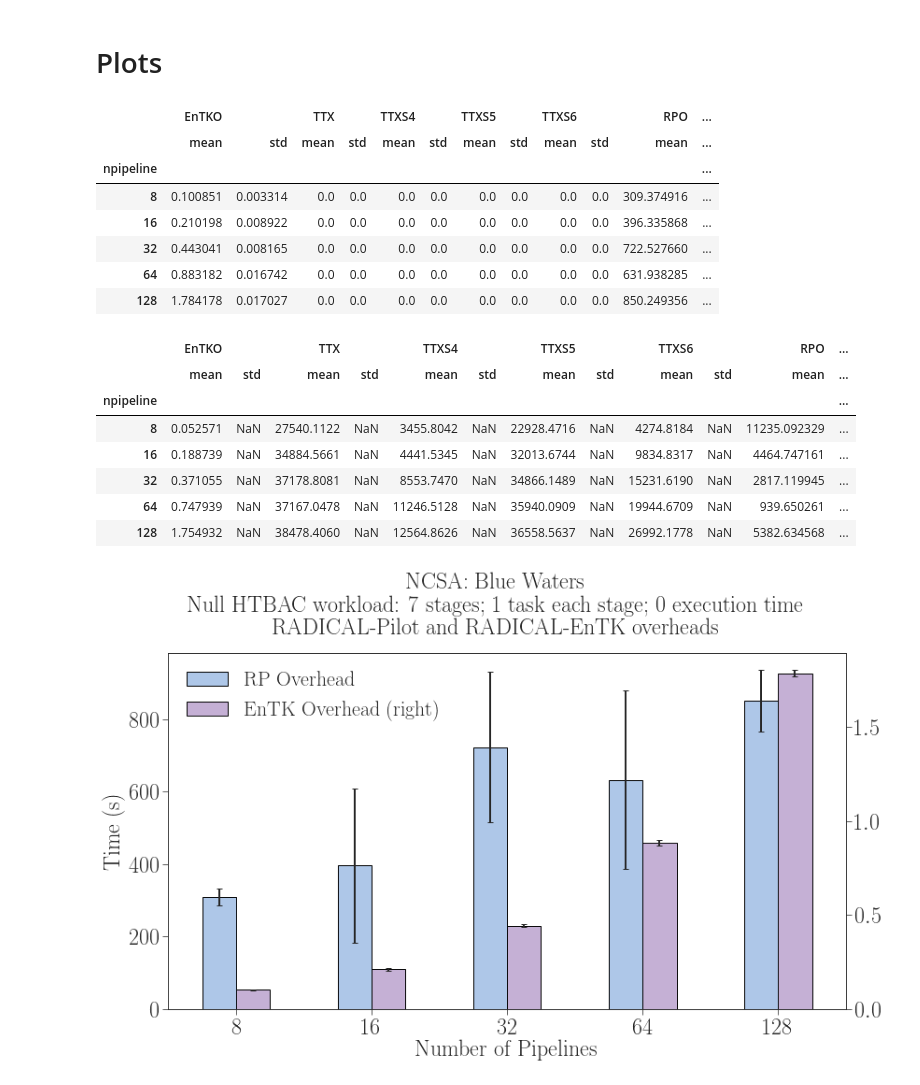
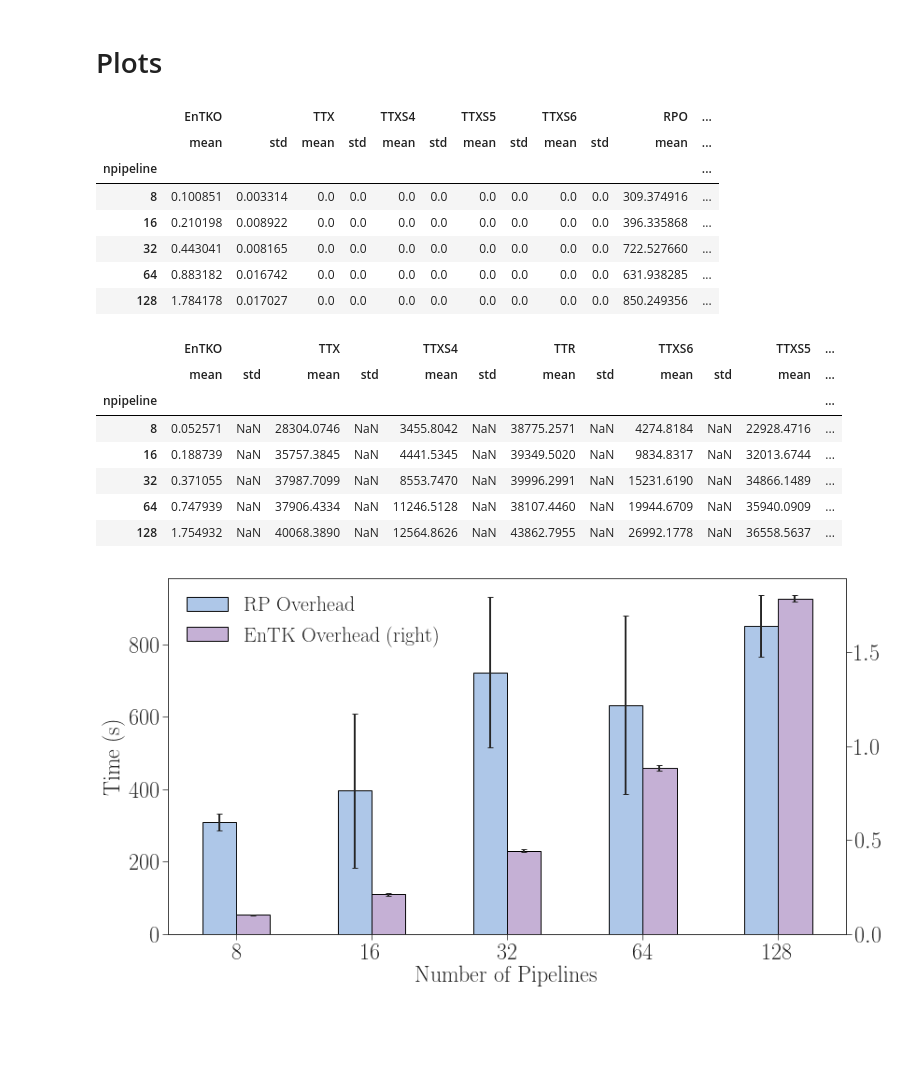
Before and after one commit to radical-experiments/htbac-experiments, a Jupyter notebook: plotter_paper.ipynb, the cells around one changed output. Drawn from its saved outputs; the diff is of its cells as text; code cells hidden in the pictures; blank space fills up the shorter version.

Commit message:
Various sanity checks, iteration plots for paper

```diff
--- a/plotter_paper.ipynb
+++ b/plotter_paper.ipynb
@@ -156,31 +156,45 @@ for wname in workloads.keys():
                 t_s5_ttx = 0.0
                 t_s6_ttx = 0.0
             else:
+                print core
                 # extract RP Tx timestamps and NAMD Tx duration
                 rp_txs = extract_rp_tx(sid)
                 namd_txs = extract_namd_tx(sid, pname)
 
+                if rp_txs.index.size != namd_txs.index.size:
+                    print 'NOOOOOO'
+
+                if rp_txs.index.size != 7*t_pipeline:
+                    print 'WARNING: extract_rp_tx(): npipelines: %s; number of tasks: %s: The number of tasks per pipeline is messed up!' % (t_pipeline, rp_txs.size)
+
                 # Merge NAMD Tx duration with RP Tx timestamps
                 txs = rp_txs.merge(namd_txs, right_index=True,left_index=True)
-                txs.columns = ['StartExecuting', 'StagingOutput', 'TxRP', 'Stage', 'TxNAMD']
+                txs.reset_index(inplace=True)
+                if txs.index.size != 7*t_pipeline:
+                    print 'WARNING: rp_txs.merge(): npipelines: %s; number of tasks: %s: The number of tasks per pipeline is messed up!' % (t_pipeline, txs.index.size)
+
+                txs.columns = ['uid','StartExecuting', 'StagingOutput', 'TxRP', 'Stage', 'TxNAMD']
 
                 # Calculate the end timestamp of Tx on the base of NAMD logs
                 txs['StopExecutingNAMD'] = txs['StartExecuting'] + txs['TxNAMD']
 
                 # Calculate TTX from RP unit start timestamp and the unit stop timestamp derived from NAMD
                 t_ttx = extract_rp_ttx(txs[['StartExecuting','StopExecutingNAMD']].copy())
+
+                # Calculate TTX for dominant NAMD stages 4, 5, 6
                 t_s4_ttx = extract_rp_ttx(txs[txs.Stage == 'stage_4'][['StartExecuting','StopExecutingNAMD']].copy())
                 t_s5_ttx = extract_rp_ttx(txs[txs.Stage == 'stage_5'][['StartExecuting','StopExecutingNAMD']].copy())
                 t_s6_ttx = extract_rp_ttx(txs[txs.Stage == 'stage_6'][['StartExecuting','StopExecutingNAMD']].copy())
 
-                # Calculate TTX for dominant NAMD stages 4, 5, 6
+                # Save tasks timestamps to a dedicated DF
+                if txs.index.size != 7*t_pipeline:
+                    print 'WARNING: rp_txs.merge(): npipelines: %s; number of tasks: %s: The number of tasks per pipeline is messed up!' % (t_pipeline, txs.index.size)
+                    display(txs)
 
-
-                # Save tasks timestamps to a dedicated DF
-                df_tasks = df_tasks.append(txs, ignore_index=True)
-                df_tasks['workload'] = wname
-                df_tasks['npipeline'] = t_pipeline
-                df_tasks['trial'] = t_name
+                txs['workload'] = wname
+                txs['npipeline'] = t_pipeline
+                txs['trial'] = t_name
+                df_tasks = df_tasks.append(txs)
 
             # trial's EnTK overhead
             t_path = trial_path(wname, core, trial)
@@ -261,11 +280,12 @@ null_overheads = df_workloads[
 
 namd_overheads = df_workloads[
     df_workloads.workload == 'namd'][
-        ['npipeline','RPO','EnTKO','TTX','TTXS4','TTXS5','TTXS6']].groupby(
+        ['npipeline','RPO','EnTKO','TTR','TTX','TTXS4','TTXS5','TTXS6']].groupby(
             ['npipeline']).aggregate(
                 {'RPO'  : ['mean','std'],
                  'EnTKO': ['mean','std'],
                  'TTX'  : ['mean','std'],
+                 'TTR'  : ['mean','std'],
                  'TTXS4': ['mean','std'],
                  'TTXS5': ['mean','std'],
                  'TTXS6': ['mean','std']})
@@ -281,23 +301,23 @@ display(namd_overheads)
 | 32 | 0.443041 | 0.008165 | 0.0 | 0.0 | 0.0 | 0.0 | 0.0 | 0.0 | 0.0 | 0.0 | 722.527660 | ... |
 | 64 | 0.883182 | 0.016742 | 0.0 | 0.0 | 0.0 | 0.0 | 0.0 | 0.0 | 0.0 | 0.0 | 631.938285 | ... |
 | 128 | 1.784178 | 0.017027 | 0.0 | 0.0 | 0.0 | 0.0 | 0.0 | 0.0 | 0.0 | 0.0 | 850.249356 | ... |
-|  | EnTKO |  | TTX |  | TTXS4 |  | TTXS5 |  | TTXS6 |  | RPO | ... |
+|  | EnTKO |  | TTX |  | TTXS4 |  | TTR |  | TTXS6 |  | TTXS5 | ... |
 |  | mean | std | mean | std | mean | std | mean | std | mean | std | mean | ... |
 | npipeline |  |  |  |  |  |  |  |  |  |  |  | ... |
-| 8 | 0.052571 | NaN | 27540.1122 | NaN | 3455.8042 | NaN | 22928.4716 | NaN | 4274.8184 | NaN | 11235.092329 | ... |
-| 16 | 0.188739 | NaN | 34884.5661 | NaN | 4441.5345 | NaN | 32013.6744 | NaN | 9834.8317 | NaN | 4464.747161 | ... |
-| 32 | 0.371055 | NaN | 37178.8081 | NaN | 8553.7470 | NaN | 34866.1489 | NaN | 15231.6190 | NaN | 2817.119945 | ... |
-| 64 | 0.747939 | NaN | 37167.0478 | NaN | 11246.5128 | NaN | 35940.0909 | NaN | 19944.6709 | NaN | 939.650261 | ... |
-| 128 | 1.754932 | NaN | 38478.4060 | NaN | 12564.8626 | NaN | 36558.5637 | NaN | 26992.1778 | NaN | 5382.634568 | ... |
+| 8 | 0.052571 | NaN | 28304.0746 | NaN | 3455.8042 | NaN | 38775.2571 | NaN | 4274.8184 | NaN | 22928.4716 | ... |
+| 16 | 0.188739 | NaN | 35757.3845 | NaN | 4441.5345 | NaN | 39349.5020 | NaN | 9834.8317 | NaN | 32013.6744 | ... |
+| 32 | 0.371055 | NaN | 37987.7099 | NaN | 8553.7470 | NaN | 39996.2991 | NaN | 15231.6190 | NaN | 34866.1489 | ... |
+| 64 | 0.747939 | NaN | 37906.4334 | NaN | 11246.5128 | NaN | 38107.4460 | NaN | 19944.6709 | NaN | 35940.0909 | ... |
+| 128 | 1.754932 | NaN | 40068.3890 | NaN | 12564.8626 | NaN | 43862.7955 | NaN | 26992.1778 | NaN | 36558.5637 | ... |
 # %%
 fig = plt.figure(figsize=(13,7))
 ax = fig.add_subplot(111)
 
-title_head = 'NCSA: Blue Waters'
-title_work = 'Null HTBAC workload: 7 stages; 1 task each stage; 0 execution time'
-title_desc = 'RADICAL-Pilot and RADICAL-EnTK overheads'
-title = '%s\n%s\n%s' % (title_head, title_work, title_desc)
-fig.suptitle(title, y=1.05)
+# title_head = 'NCSA: Blue Waters'
+# title_work = 'Null HTBAC workload: 7 stages; 1 task each stage; 0 execution time'
+# title_desc = 'RADICAL-Pilot and RADICAL-EnTK overheads'
+# title = '%s\n%s\n%s' % (title_head, title_work, title_desc)
+# fig.suptitle(title, y=1.05)
 
 # Plot means and std bars
 null_overheads['RPO'].reset_index().plot(
@@ -305,34 +325,34 @@ null_overheads['RPO'].reset_index().plot(
     y='mean',
     yerr='std',
     position=1,
     width=0.25,
     color=tableau20[1],
     ax=ax,
     rot=0,
     label='RP Overhead',
     kind='bar')
 
 null_overheads['EnTKO'].reset_index().plot(
     x='npipeline',
     y='mean',
     yerr='std',
     secondary_y=True,
     position=0,
     width=0.25,
     rot=0,
     color=tableau20[9],
     ax=ax,
     label='EnTK Overhead',
     kind='bar')
 
 
 ax.set_xlabel('Number of Pipelines')
 ax.set_ylabel('Time (s)')
 ax.set_xlim(-0.5)
 
 plt.savefig('figures/null_workload_overheads.pdf', dpi=600, bbox_inches='tight')
 # %% [output]
-[figure, old version]
+[figure, new version]
 # %%
 fig = plt.figure(figsize=(13,7))
 ax = fig.add_subplot(111)
```
Also changed, not shown: parts of 4 cells of this notebook, 3 other files.
